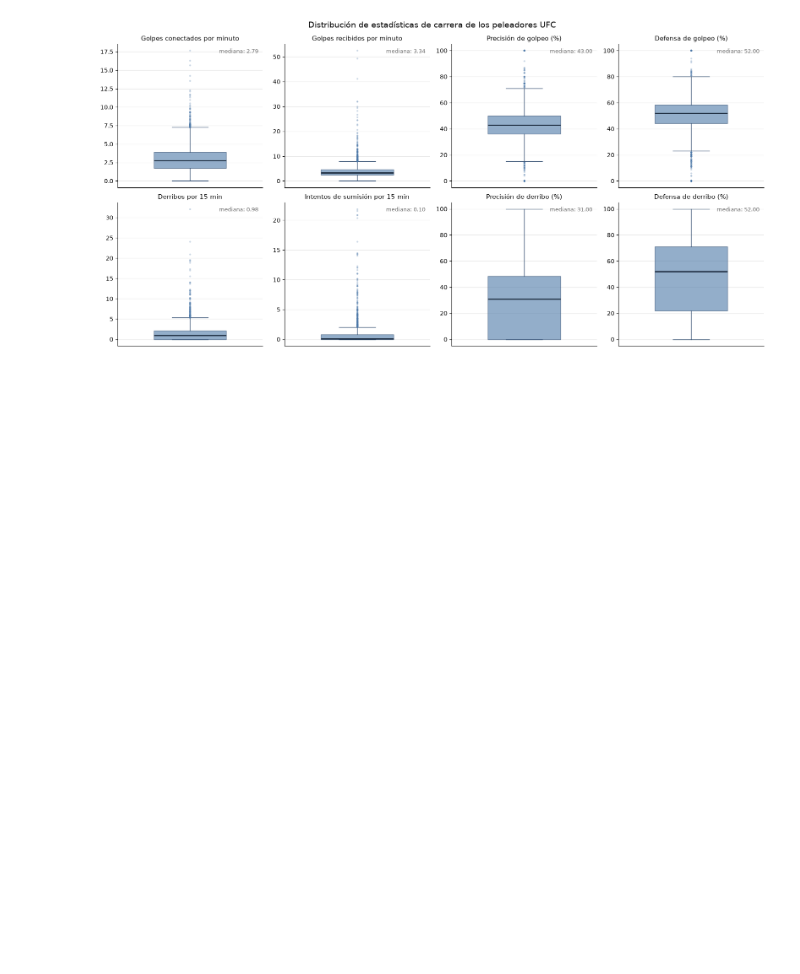
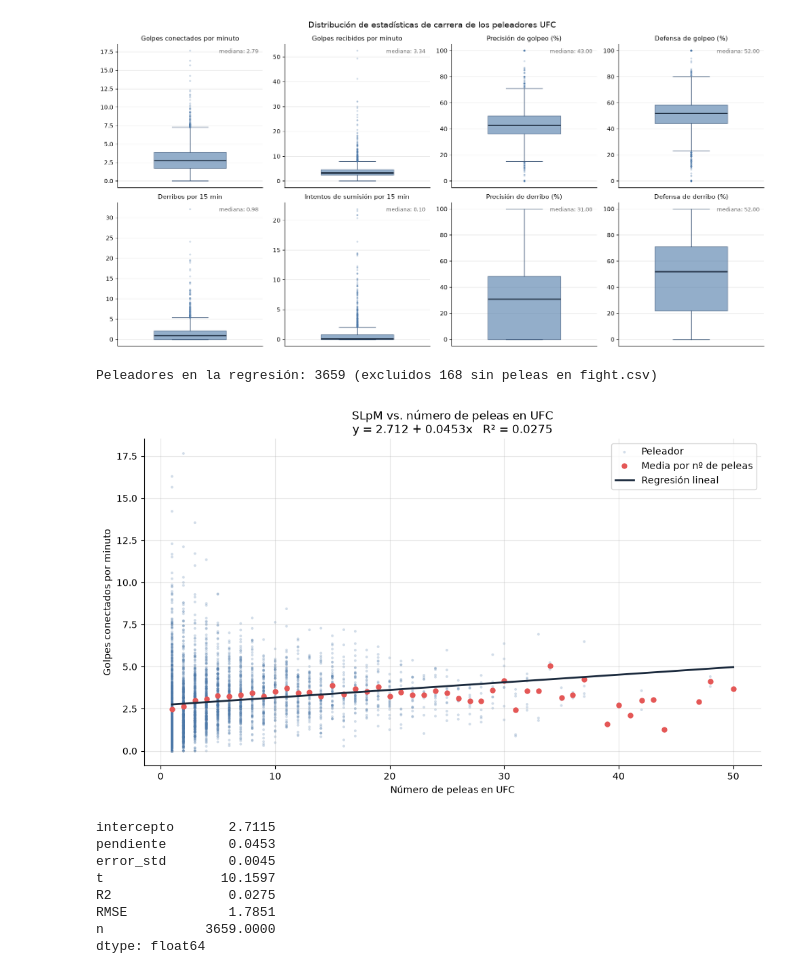
Before and after one commit to Samirsigno/ufcAnalysis, a Jupyter notebook: fighter_analisis.ipynb, the cells around one changed output. Saved outputs shown, nothing was run; the diff lists cells and outputs as text; code cells hidden in the pictures; blank space fills up the shorter version.

Commit message:
Inicio de análisis de variables por peleador: * Golpes conectador por minuto * Derribos por 15 min * Intentos de sumisión por 15 minutos

```diff
--- a/fighter_analisis.ipynb
+++ b/fighter_analisis.ipynb
@@ -233,0 +96,79 @@ pd.Series(
+# %%
+# Regresión: SLpM ~ número de peleas en UFC
+fight_df = pd.read_csv("fight.csv")
+
+# Cada pelea cuenta para ambos peleadores (esquina roja y azul)
+n_peleas = pd.concat([fight_df["r_id"], fight_df["b_id"]]).value_counts()
+
+peleas_df = fighter_df.loc[
+    stats_df.index, ["fighter_id", "fighter_name", "slpm"]
+].copy()
+peleas_df["n_peleas"] = peleas_df["fighter_id"].map(n_peleas).fillna(0).astype(int)
+
+# Se excluyen peleadores con estadísticas pero sin peleas registradas en fight.csv
+sin_peleas = (peleas_df["n_peleas"] == 0).sum()
+peleas_df = peleas_df[peleas_df["n_peleas"] > 0]
+print(
+    f"Peleadores en la regresión: {len(peleas_df)} (excluidos {sin_peleas} sin peleas en fight.csv)"
+)
+
+X = peleas_df[["n_peleas"]].to_numpy(float)
+y = peleas_df["slpm"].to_numpy(float)
+modelo = LinearRegression().fit(X, y)
+y_pred = modelo.predict(X)
+
+n = len(y)
+x = X[:, 0]
+residuos = y - y_pred
+se = np.sqrt(residuos @ residuos / (n - 2) / ((x - x.mean()) ** 2).sum())
+pendiente, intercepto = modelo.coef_[0], modelo.intercept_
+r2 = r2_score(y, y_pred)
+
+fig, ax = plt.subplots(figsize=(10, 6))
+ax.scatter(x, y, s=8, alpha=0.25, color="#4C78A8", edgecolors="none", label="Peleador")
+# Media de SLpM por número de peleas, como referencia frente a la recta
+medias = peleas_df.groupby("n_peleas")["slpm"].mean()
+ax.plot(
+    medias.index,
+    medias.values,
+    "o",
+    color="#E45756",
+    markersize=5,
+    label="Media por nº de peleas",
+)
+xs = np.linspace(x.min(), x.max(), 100).reshape(-1, 1)
+ax.plot(xs, modelo.predict(xs), color="#1B2A3D", linewidth=2, label="Regresión lineal")
+ax.set_title(
+    f"SLpM vs. número de peleas en UFC\ny = {intercepto:.3f} + {pendiente:.4f}x   R² = {r2:.4f}",
+    fontsize=12,
+)
+ax.set_xlabel("Número de peleas en UFC")
+ax.set_ylabel(estadisticas["slpm"])
+ax.grid(alpha=0.3)
+ax.spines[["top", "right"]].set_visible(False)
+ax.legend()
+fig.tight_layout()
+plt.show()
+
+pd.Series(
+    {
+        "intercepto": intercepto,
+        "pendiente": pendiente,
+        "error_std": se,
+        "t": pendiente / se,
+        "R2": r2,
+        "RMSE": np.sqrt(mean_squared_error(y, y_pred)),
+        "n": n,
+    }
+).round(4)
+# %% [output]
+Peleadores en la regresión: 3659 (excluidos 168 sin peleas en fight.csv)
+[figure, added]
+intercepto       2.7115
+pendiente        0.0453
+error_std        0.0045
+t               10.1597
+R2               0.0275
+RMSE             1.7851
+n             3659.0000
+dtype: float64
```
Also changed, not shown: parts of 5 cells of this notebook.
